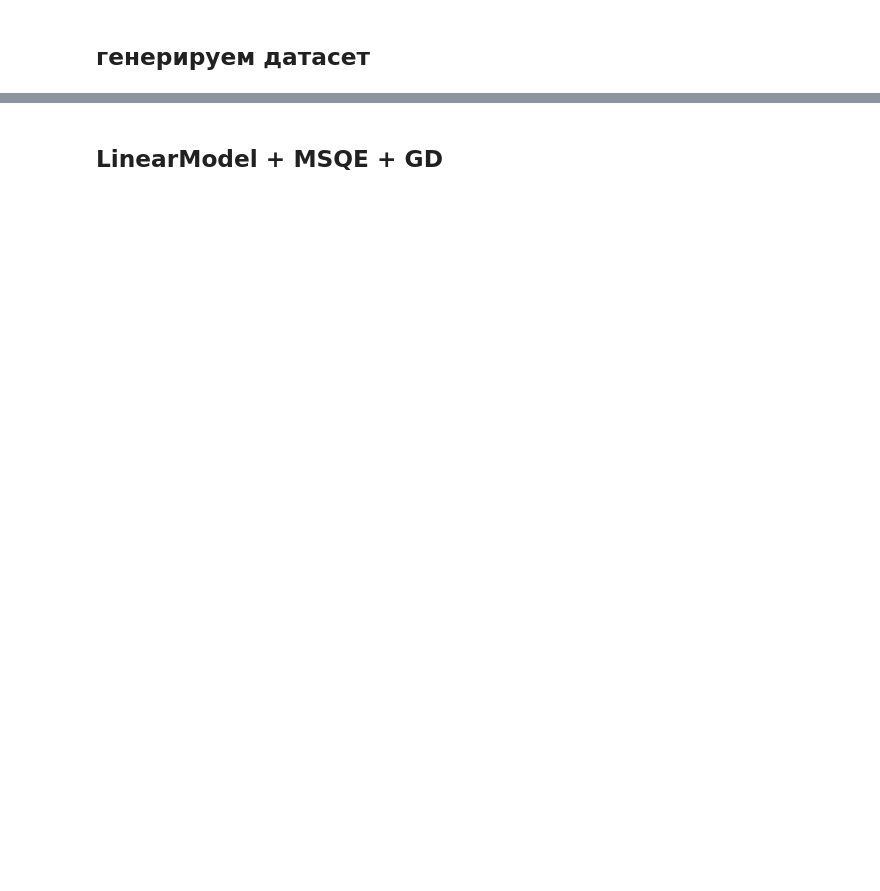
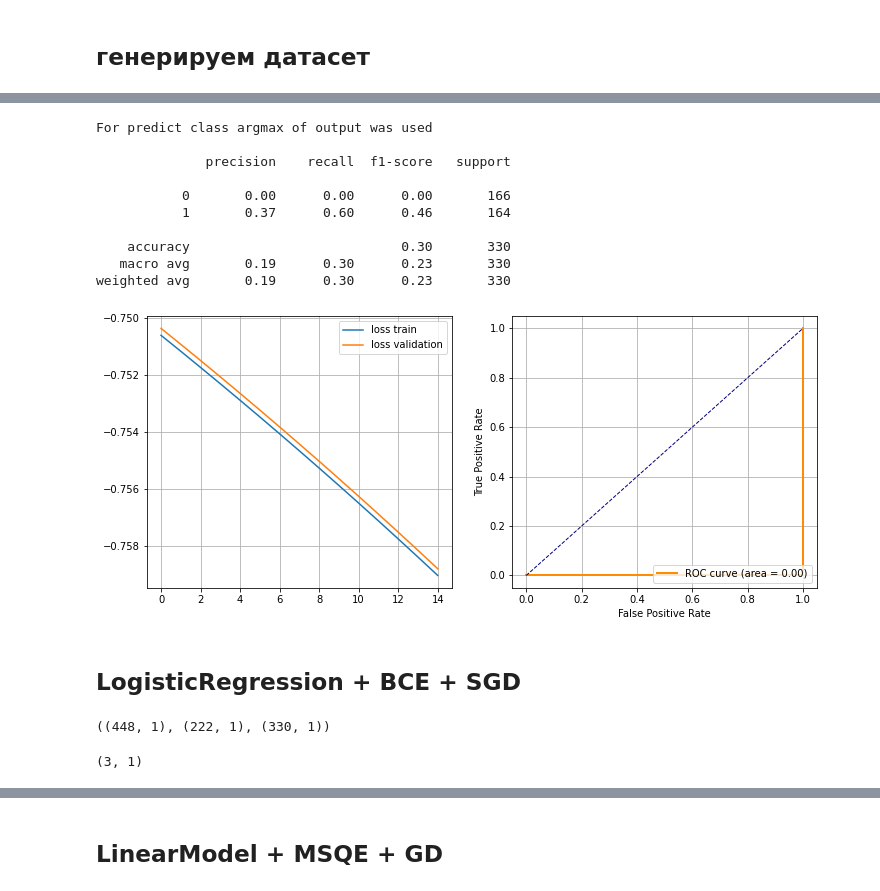
Before and after one commit to mechanoid5/ml_lib, a Jupyter notebook: classifier.ipynb, the cells around one changed output, grey strips where cells are left out. Saved outputs shown, nothing was run; the diff lists cells and outputs as text; code cells hidden in the pictures; blank space fills up the shorter version.

```diff
--- a/classifier.ipynb
+++ b/classifier.ipynb
@@ -62,0 +169,4 @@ ax2.grid()
+# %%
+from lib.loss.crossentropy import CCE # ф-ция потери - категориальная кросс-энтропия
+loss_train = CCE(model)
+loss_val = CCE(model)
@@ -62,0 +175,58 @@ ax2.grid()
+# %%
+from lib.optimizer.gd import GD # метод  оптимизации стохастический градиентный спуск
+from lib.optimizer.lrate import ConstLRA # скорость обучения - константная
+
+model = GD(
+    loss=loss_train,
+    loss_val=loss_val,
+    lra=ConstLRA(.01),
+).fit(
+    data_train=[X_train,y_train],
+    data_val=[X_val,y_val],
+    n_epoch=15,
+)
+# %%
+from lib.estimator.classifier import ClassifierEstimator # оценка классификатора
+# ClassifierEstimator(target,predict_score,loss_history)
+ClassifierEstimator(
+    target=target_test,
+    predict_score=model.predict(X_test),
+    loss_train_history=loss_train.history,
+    loss_val_history=loss_val.history,
+).estimate()
+# %% [output]
+For predict class argmax of output was used
+
+              precision    recall  f1-score   support
+
+           0       0.00      0.00      0.00       166
+           1       0.37      0.60      0.46       164
+
+    accuracy                           0.30       330
+   macro avg       0.19      0.30      0.23       330
+weighted avg       0.19      0.30      0.23       330
+[figure, added]
+# %% [markdown]
+## LogisticRegression + BCE + SGD
+# %%
+# преобразуем список меток к размерности выхода модели
+y_train, y_val, y_test = [ t[:,np.newaxis] for t in [ target_train, target_val, target_test ] ]
+# выход = метка класса
+
+y_train.shape,y_val.shape,y_test.shape
+# %% [output]
+((448, 1), (222, 1), (330, 1))
+# %%
+from lib.model.linear import SLP
+from lib.initiator.linear import NormalInitiatorLinearModel
+
+model = SLP( # логистическая регрессия 1./(1.+np.exp(-x.dot(w)) )
+    initiator=NormalInitiatorLinearModel(
+        input_size=X_train.shape[1],
+        output_size=1,
+    )
+)
+
+model.weight.shape
+# %% [output]
+(3, 1)
```
Also changed, not shown: parts of 86 cells of this notebook, 9 other files.
